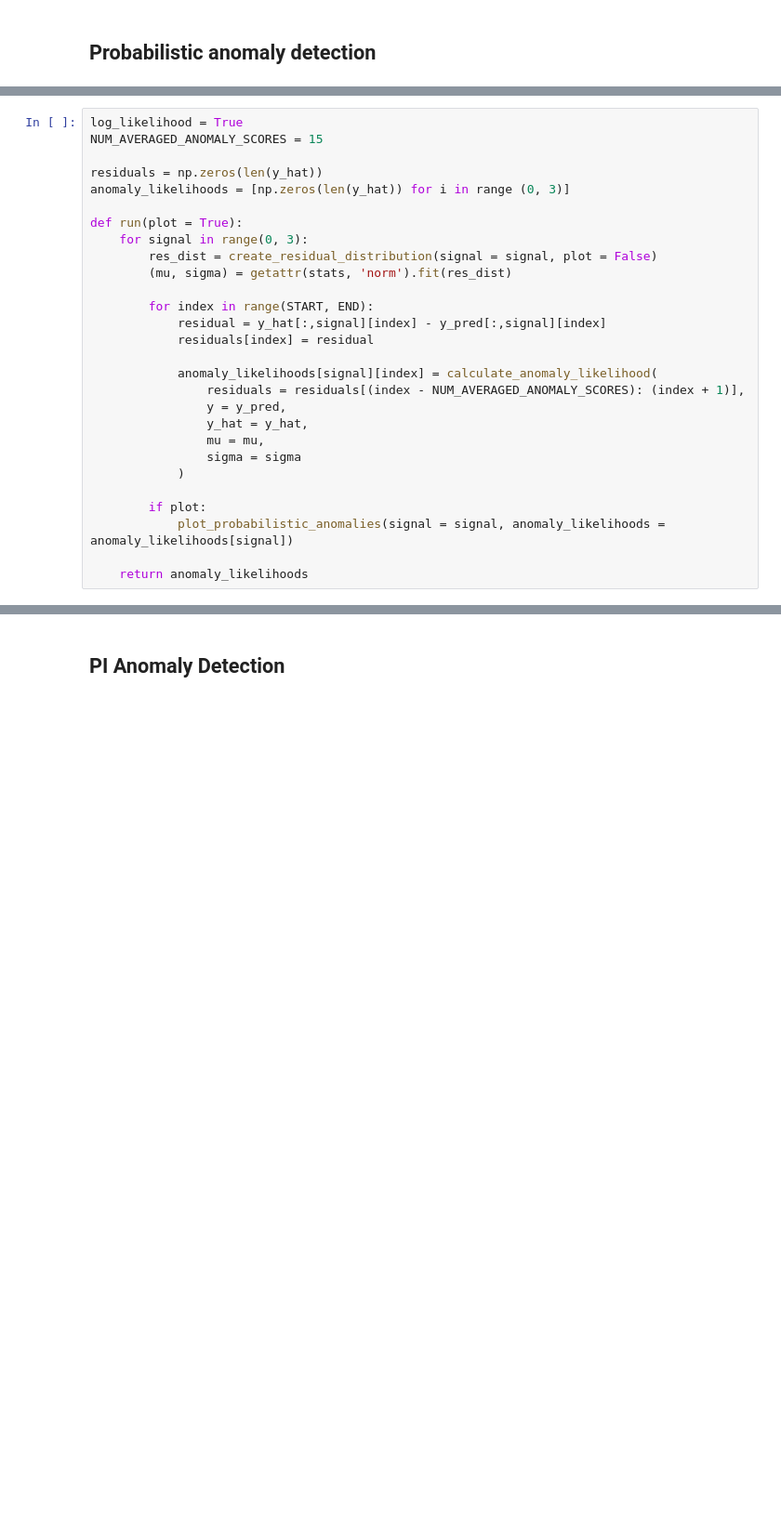
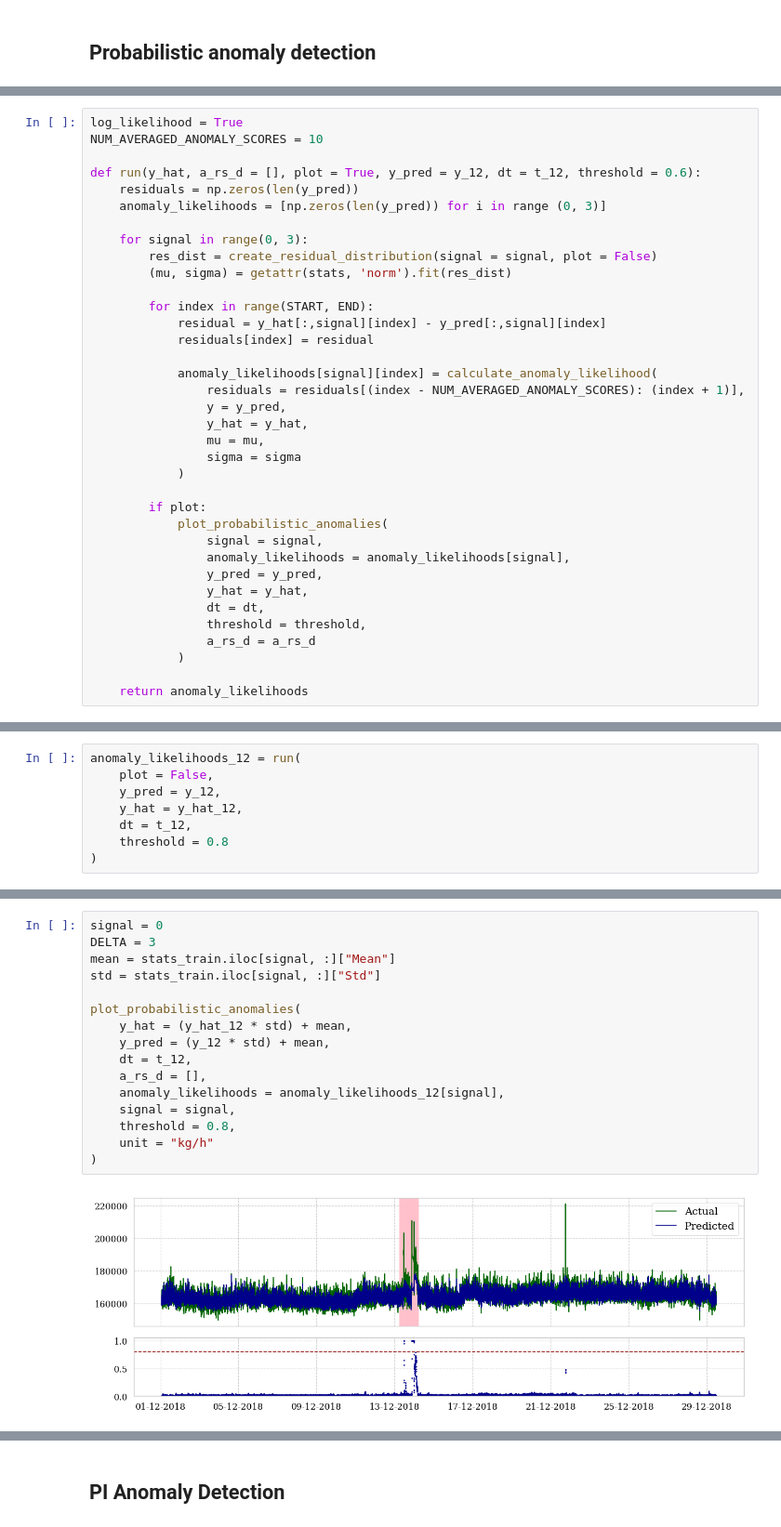
Before and after one commit to hreiten/master-thesis, a Jupyter notebook: src/anomaly-detection/anomaly_detection.ipynb, the cells around one changed output, grey strips where cells are left out. Shown: that part at 93% size. Cells and saved outputs as stored; diff of their text form; blank space fills up the shorter version.

Commit message:
finish anomaly notebook
Signed-off-by: Thomas Kleiven <thomklei@banach07.math.ntnu.no>

```diff
--- a/src/anomaly-detection/anomaly_detection.ipynb
+++ b/src/anomaly-detection/anomaly_detection.ipynb
@@ -257,12 +369,12 @@ def calculate_anomaly_likelihood(
         return abs(0.5 - anomaly_likelihood)
 # %%
 log_likelihood = True
-NUM_AVERAGED_ANOMALY_SCORES = 15
+NUM_AVERAGED_ANOMALY_SCORES = 10
 
-residuals = np.zeros(len(y_hat))
-anomaly_likelihoods = [np.zeros(len(y_hat)) for i in range (0, 3)]
+def run(y_hat, a_rs_d = [], plot = True, y_pred = y_12, dt = t_12, threshold = 0.6):
+    residuals = np.zeros(len(y_pred))
+    anomaly_likelihoods = [np.zeros(len(y_pred)) for i in range (0, 3)]
 
-def run(plot = True):
     for signal in range(0, 3):
         res_dist = create_residual_distribution(signal = signal, plot = False)
         (mu, sigma) = getattr(stats, 'norm').fit(res_dist)
@@ -280,6 +392,14 @@ def run(plot = True):
             )
 
         if plot:
-            plot_probabilistic_anomalies(signal = signal, anomaly_likelihoods = anomaly_likelihoods[signal])
+            plot_probabilistic_anomalies(
+                signal = signal,
+                anomaly_likelihoods = anomaly_likelihoods[signal],
+                y_pred = y_pred,
+                y_hat = y_hat,
+                dt = dt,
+                threshold = threshold,
+                a_rs_d = a_rs_d
+            )
 
     return anomaly_likelihoods
@@ -287,0 +406,8 @@ anomaly_likelihoods = run(plot = False)
+# %%
+anomaly_likelihoods_12 = run(
+    plot = False,
+    y_pred = y_12,
+    y_hat = y_hat_12,
+    dt = t_12,
+    threshold = 0.8
+)
@@ -287,0 +432,18 @@ anomaly_likelihoods = run(plot = False)
+# %%
+signal = 0
+DELTA = 3
+mean = stats_train.iloc[signal, :]["Mean"]
+std = stats_train.iloc[signal, :]["Std"]
+
+plot_probabilistic_anomalies(
+    y_hat = (y_hat_12 * std) + mean,
+    y_pred = (y_12 * std) + mean,
+    dt = t_12,
+    a_rs_d = [],
+    anomaly_likelihoods = anomaly_likelihoods_12[signal],
+    signal = signal,
+    threshold = 0.8,
+    unit = "kg/h"
+)
+# %% [output]
+[figure, added]
```
Also changed, not shown: parts of 37 cells of this notebook, 1 other file.
